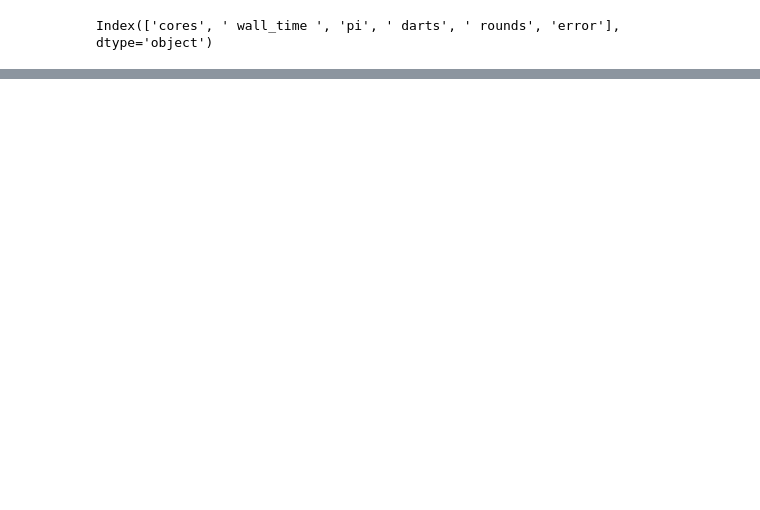
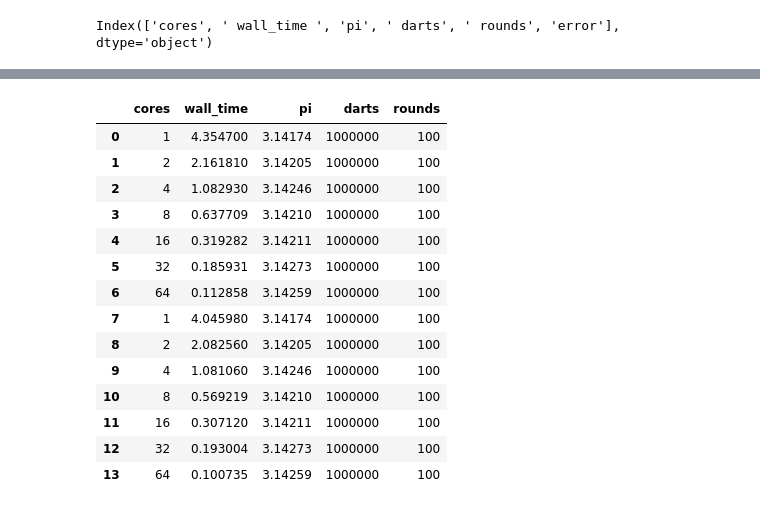
Before and after one commit to cmse822/project-2-pi-by-mpi-team-9, a Jupyter notebook: Image/Visualization.ipynb, the cells around one changed output, grey strips where cells are left out. Saved outputs shown, nothing was run; the diff lists cells and outputs as text; code cells hidden in the pictures; blank space fills up the shorter version.

```diff
--- a/Image/Visualization.ipynb
+++ b/Image/Visualization.ipynb
@@ -236,0 +221,18 @@ plt.show()
+# %%
+df
+# %% [output]
+|  | cores | wall_time | pi | darts | rounds |
+| 0 | 1 | 4.354700 | 3.14174 | 1000000 | 100 |
+| 1 | 2 | 2.161810 | 3.14205 | 1000000 | 100 |
+| 2 | 4 | 1.082930 | 3.14246 | 1000000 | 100 |
+| 3 | 8 | 0.637709 | 3.14210 | 1000000 | 100 |
+| 4 | 16 | 0.319282 | 3.14211 | 1000000 | 100 |
+| 5 | 32 | 0.185931 | 3.14273 | 1000000 | 100 |
+| 6 | 64 | 0.112858 | 3.14259 | 1000000 | 100 |
+| 7 | 1 | 4.045980 | 3.14174 | 1000000 | 100 |
+| 8 | 2 | 2.082560 | 3.14205 | 1000000 | 100 |
+| 9 | 4 | 1.081060 | 3.14246 | 1000000 | 100 |
+| 10 | 8 | 0.569219 | 3.14210 | 1000000 | 100 |
+| 11 | 16 | 0.307120 | 3.14211 | 1000000 | 100 |
+| 12 | 32 | 0.193004 | 3.14273 | 1000000 | 100 |
+| 13 | 64 | 0.100735 | 3.14259 | 1000000 | 100 |
```
Also changed, not shown: parts of 8 cells of this notebook, 2 other files.
